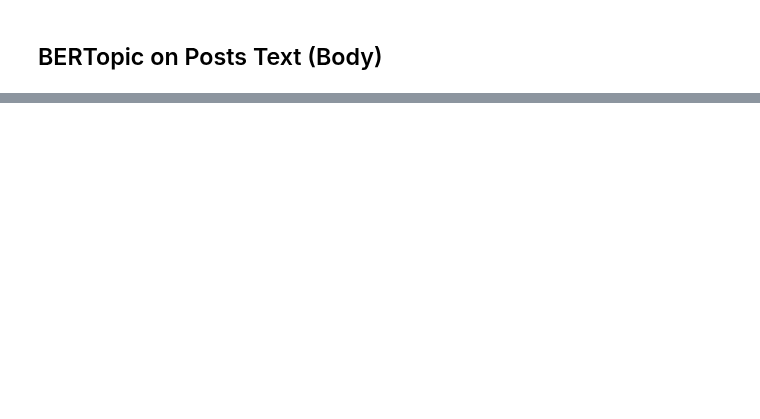
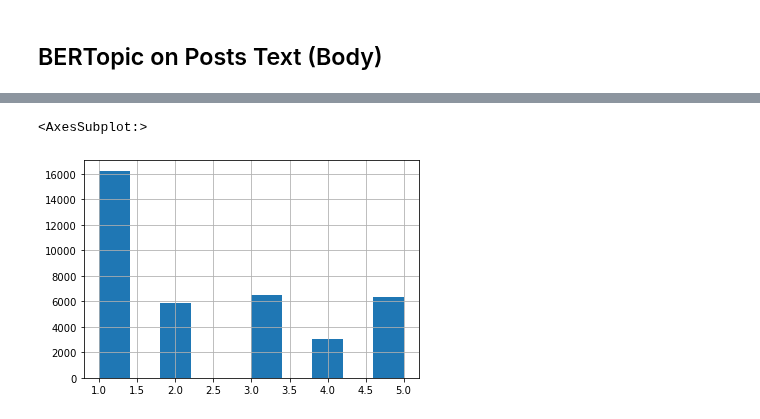
Before and after one commit to reddit-conflicting-viewpoints/Reddit, a Jupyter notebook: notebooks/EDA-TopicsAndSentiments - Preston 02-10-2022.ipynb, the cells around one changed output, grey strips where cells are left out. Cells and saved outputs as stored; diff of their text form; code cells hidden in the pictures; blank space fills up the shorter version.

```diff
--- a/notebooks/EDA-TopicsAndSentiments - Preston 02-10-2022.ipynb
+++ b/notebooks/EDA-TopicsAndSentiments - Preston 02-10-2022.ipynb
@@ -300,0 +284,5 @@ TypeError: 'float' object is not subscriptable
+# %%
+comments_dic['antiwork']['sentiment'].hist()
+# %% [output]
+<AxesSubplot:>
+[figure, added]
```
Also changed, not shown: parts of 43 cells of this notebook.
